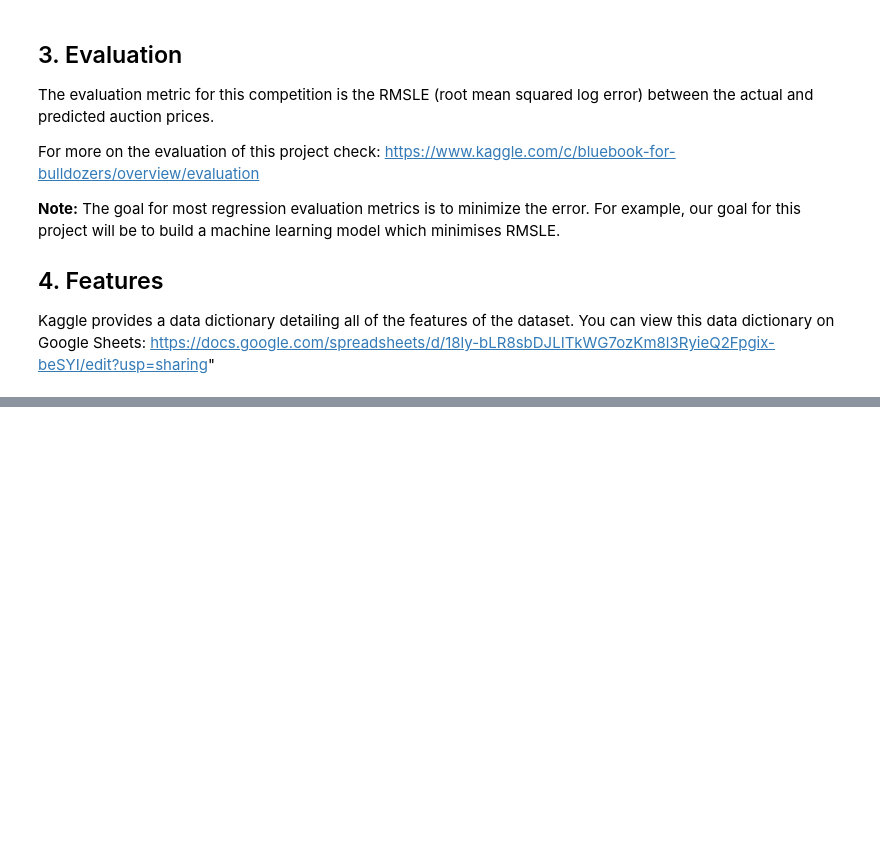
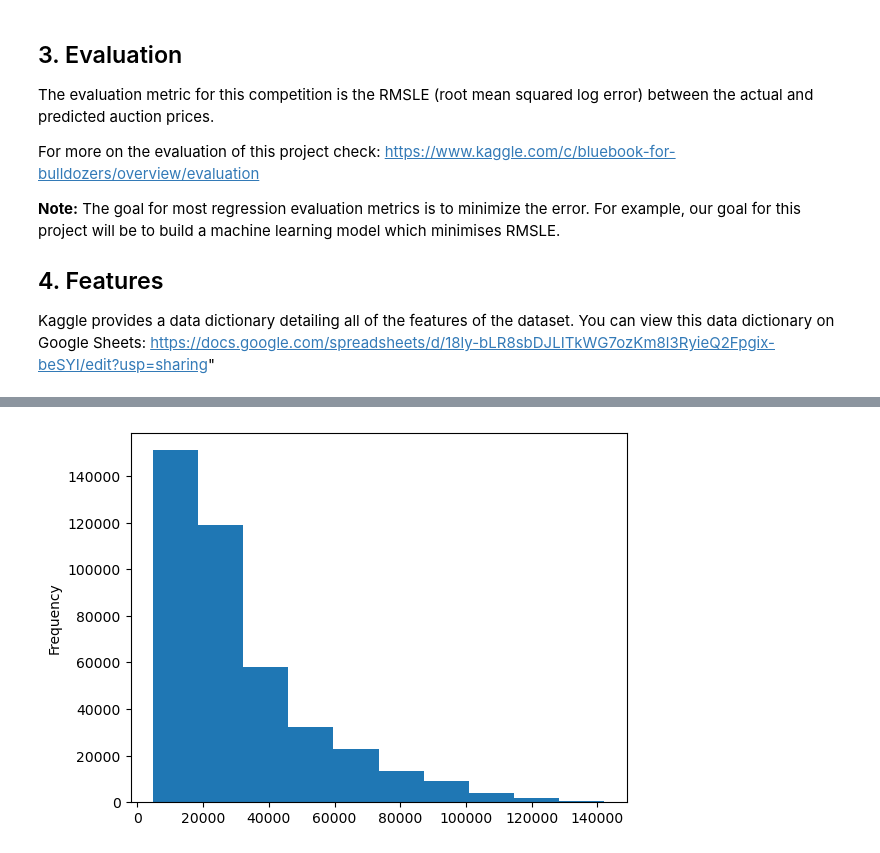
Before and after one commit to ghalynho10/bulldozer-price-prediction, a Jupyter notebook: end-to-end-bulldozer-price-predictions.ipynb, the cells around one changed output, grey strips where cells are left out. Cells and saved outputs as stored; diff of their text form; code cells hidden in the pictures; blank space fills up the shorter version.

```diff
--- a/end-to-end-bulldozer-price-predictions.ipynb
+++ b/end-to-end-bulldozer-price-predictions.ipynb
@@ -35,0 +85,4 @@ import sklearn
+# %%
+df.SalePrice.plot.hist();
+# %% [output]
+[figure, added]
```
Also changed, not shown: parts of 13 cells of this notebook.
